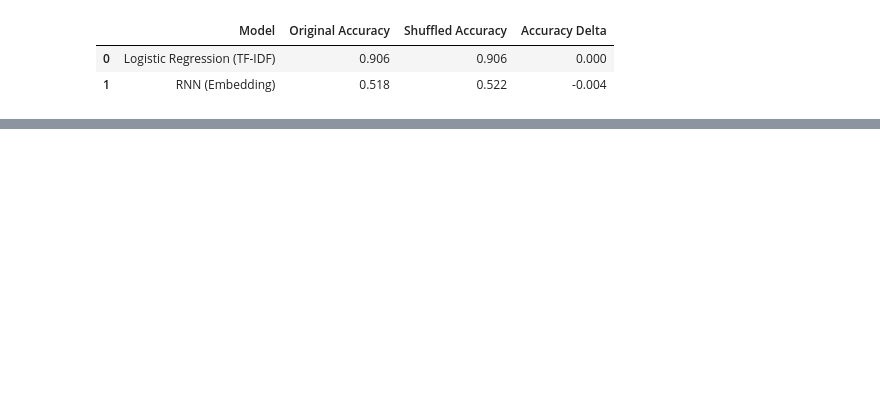
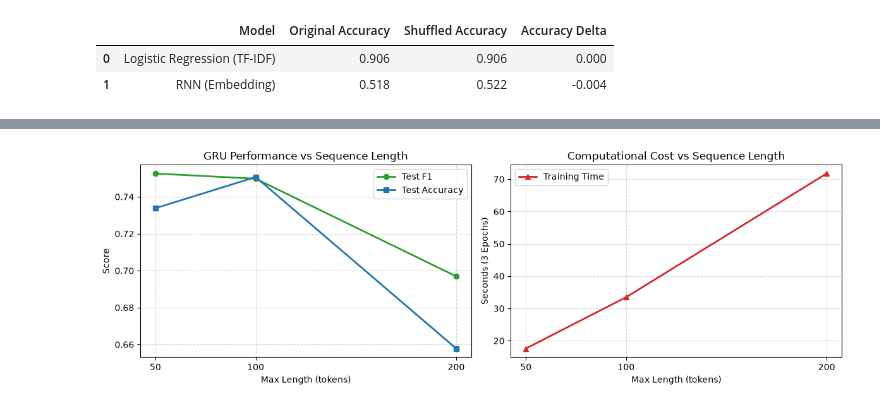
Before and after one commit to ntrThanh/NLP-2026, a Jupyter notebook: lab05/experiments.ipynb, the cells around one changed output, grey strips where cells are left out. Saved outputs shown, nothing was run; the diff lists cells and outputs as text; code cells hidden in the pictures; blank space fills up the shorter version.

```diff
--- a/lab05/experiments.ipynb
+++ b/lab05/experiments.ipynb
@@ -870,0 +904,30 @@ plt.show()
+# %%
+fig, axes = plt.subplots(1, 2, figsize=(12, 4))
+
+lens = exp5_df["Max Length"].tolist()
+f1s = exp5_df["Test F1"].tolist()
+accs = exp5_df["Test Accuracy"].tolist()
+times = exp5_df["Training time (s)"].tolist()
+
+axes[0].plot(lens, f1s, marker="o", color="#2ca02c", linewidth=2, label="Test F1")
+axes[0].plot(lens, accs, marker="s", color="#1f77b4", linewidth=2, label="Test Accuracy")
+axes[0].set_title("GRU Performance vs Sequence Length")
+axes[0].set_xlabel("Max Length (tokens)")
+axes[0].set_ylabel("Score")
+axes[0].set_xticks(lens)
+axes[0].grid(True, linestyle="--", alpha=0.5)
+axes[0].legend()
+
+axes[1].plot(lens, times, marker="^", color="#d62728", linewidth=2, label="Training Time")
+axes[1].set_title("Computational Cost vs Sequence Length")
+axes[1].set_xlabel("Max Length (tokens)")
+axes[1].set_ylabel("Seconds (3 Epochs)")
+axes[1].set_xticks(lens)
+axes[1].grid(True, linestyle="--", alpha=0.5)
+axes[1].legend()
+
+plt.tight_layout()
+plt.savefig("sequence_length_tradeoff.png", dpi=300)
+plt.show()
+# %% [output]
+[figure, added]
```
Also changed, not shown: parts of 31 cells of this notebook, 9 other files.
